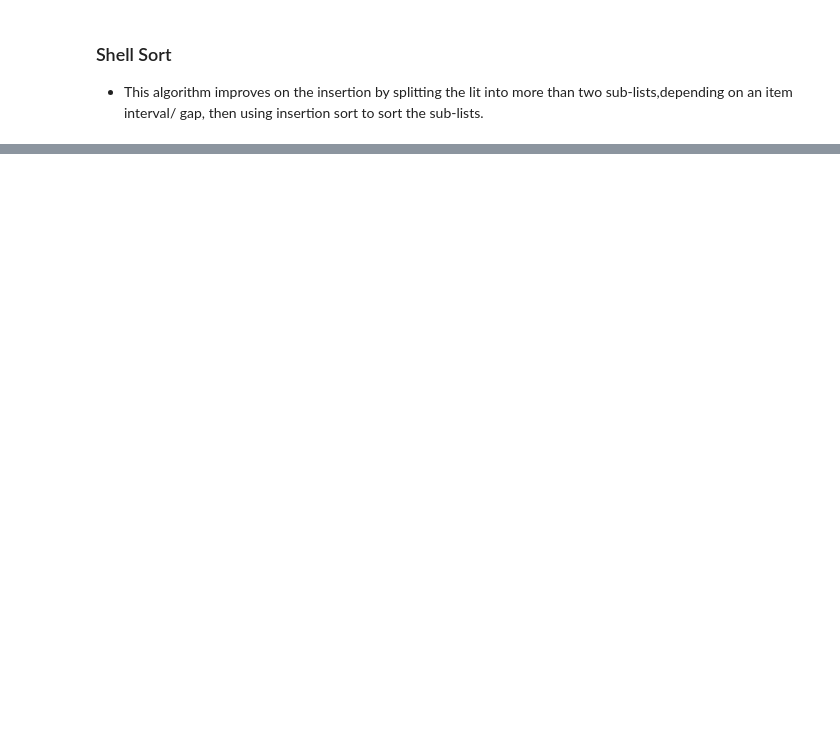
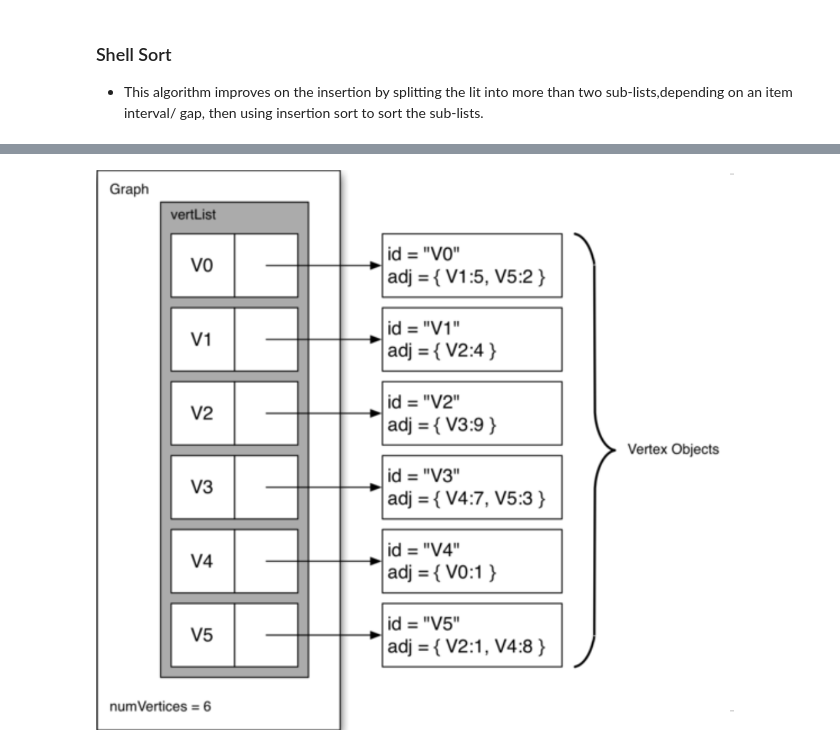
Before and after one commit to Kenneth-Macharia/Learning, a Jupyter notebook: Python_data_structures_and_algorithms/Notes_and_Code_Demos.ipynb, the cells around one changed output, grey strips where cells are left out. Saved outputs shown, nothing was run; the diff lists cells and outputs as text; code cells hidden in the pictures; blank space fills up the shorter version.

```diff
--- a/Python_data_structures_and_algorithms/Notes_and_Code_Demos.ipynb
+++ b/Python_data_structures_and_algorithms/Notes_and_Code_Demos.ipynb
@@ -3554,0 +3648,5 @@ Past while
+# %%
+from IPython.display import Image
+Image("AdjacencyListImplementation.png")
+# %% [output]
+[figure, added]
```
Also changed, not shown: parts of 13 cells of this notebook, 6 other files.
